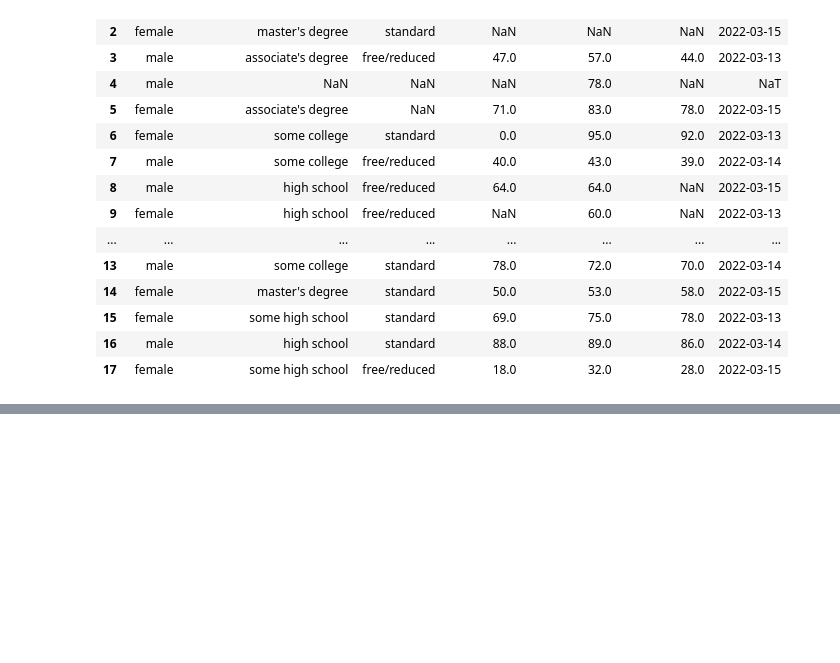
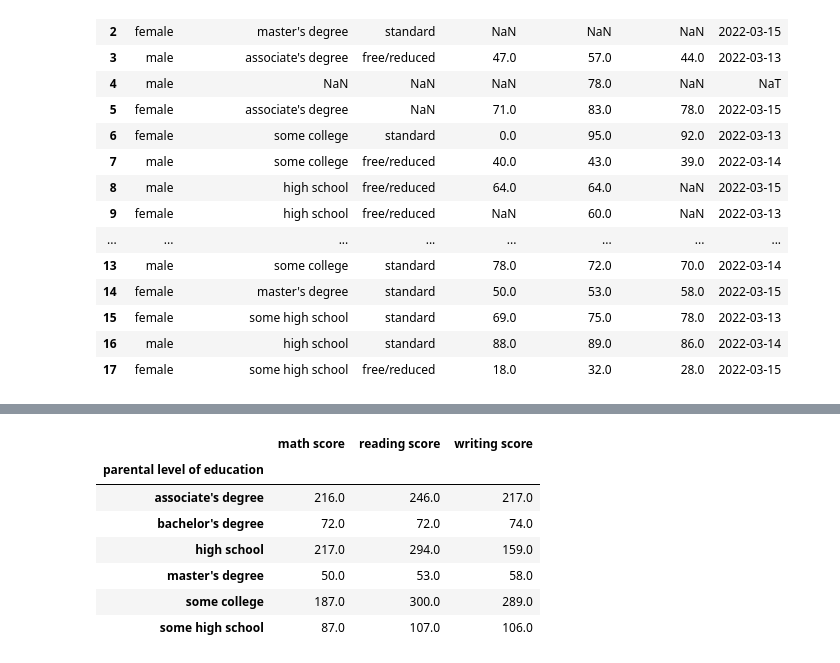
Before and after one commit to sg758253/AI, a Jupyter notebook: pandas/pandas.ipynb, the cells around one changed output, grey strips where cells are left out. Saved outputs shown, nothing was run; the diff lists cells and outputs as text; code cells hidden in the pictures; blank space fills up the shorter version.

```diff
--- a/pandas/pandas.ipynb
+++ b/pandas/pandas.ipynb
@@ -1301,0 +1511,11 @@ df1
+# %%
+df2.sum()
+# %% [output]
+|  | math score | reading score | writing score |
+| parental level of education |  |  |  |
+| associate's degree | 216.0 | 246.0 | 217.0 |
+| bachelor's degree | 72.0 | 72.0 | 74.0 |
+| high school | 217.0 | 294.0 | 159.0 |
+| master's degree | 50.0 | 53.0 | 58.0 |
+| some college | 187.0 | 300.0 | 289.0 |
+| some high school | 87.0 | 107.0 | 106.0 |
```
Also changed, not shown: parts of 25 cells of this notebook.
